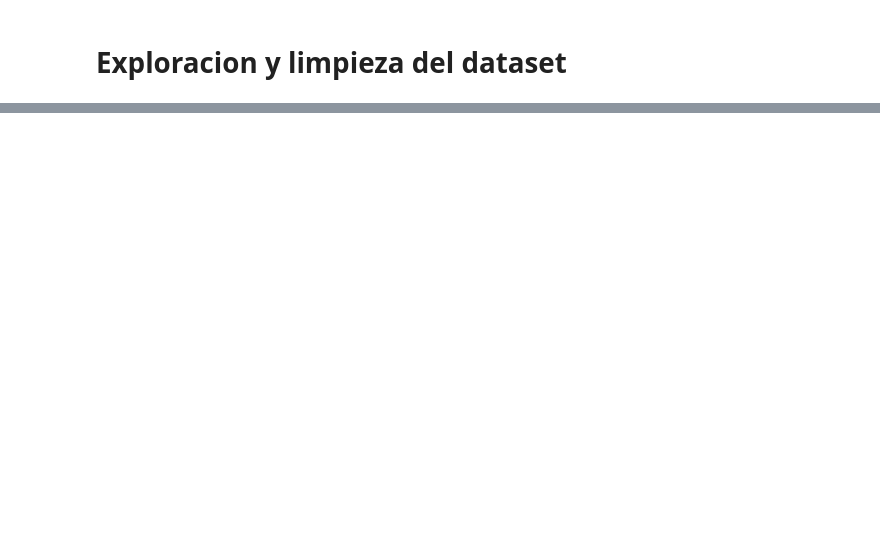
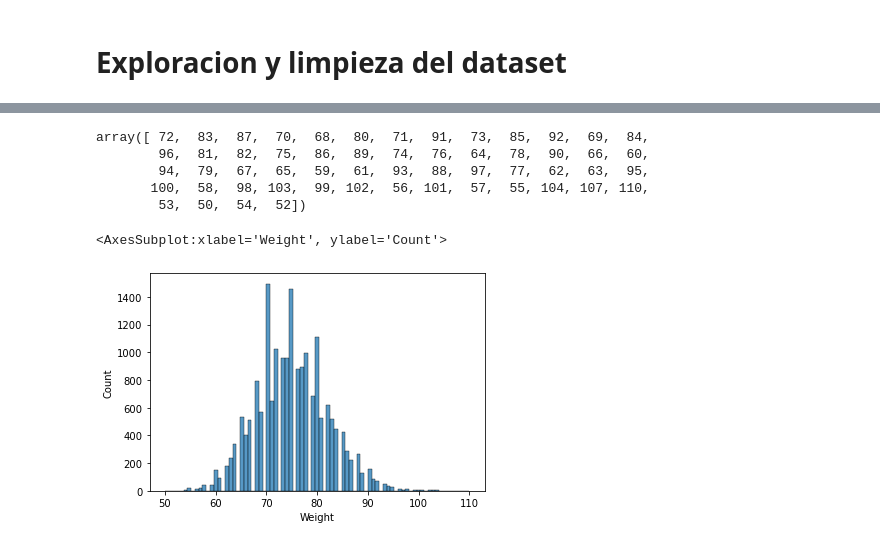
Before and after one commit to haison12/Portfolio-data, a Jupyter notebook: Projects Data/FiFa 21 cleaning data/Fifa21 Cleaning.ipynb, the cells around one changed output, grey strips where cells are left out. Saved outputs shown, nothing was run; the diff lists cells and outputs as text; code cells hidden in the pictures; blank space fills up the shorter version.

```diff
--- a/Projects Data/FiFa 21 cleaning data/Fifa21 Cleaning.ipynb
+++ b/Projects Data/FiFa 21 cleaning data/Fifa21 Cleaning.ipynb
@@ -71,0 +83,15 @@ AttributeError: 'DataFrame' object has no attribute 'missing'
+# %%
+def altura_a_instancia(height):
+    if isinstance(height,str):
+        if height.find('cm') != -1:
+            height = height.replace('cm','')
+            return int(height)
+        elif height.find("'") != -1:
+            height = height.split("\'")
+            h = int(height[0])*(30.48) + int(height[1].replace('"', ''))*(2.54)
+            return int(h)
+    else:
+        return height
+# %%
+data['Height'] = data['Height'].apply(altura_a_instancia).astype(int) # Everything is converted to 'cm', and all text has been removed
+data['Height'].unique()
@@ -71,0 +117,26 @@ AttributeError: 'DataFrame' object has no attribute 'missing'
+# %%
+def peso_a_entero(weight):
+    if isinstance(weight,str):
+        if weight.find('kg') != -1:
+            weight = weight.replace('kg','')
+            return int(weight)
+        elif weight.find('lbs') != -1:
+            weight = weight.replace('lbs','')
+            weight = int(weight) * 0.453592
+            return int(weight)
+    else:
+        return int(weight)
+# %%
+data['Weight'] = data['Weight'].apply(peso_a_entero).astype(int) # Weight is converted to 'kg', and all text is deleted
+data['Weight'].unique()
+# %% [output]
+array([ 72,  83,  87,  70,  68,  80,  71,  91,  73,  85,  92,  69,  84,
+        96,  81,  82,  75,  86,  89,  74,  76,  64,  78,  90,  66,  60,
+        94,  79,  67,  65,  59,  61,  93,  88,  97,  77,  62,  63,  95,
+       100,  58,  98, 103,  99, 102,  56, 101,  57,  55, 104, 107, 110,
+        53,  50,  54,  52])
+# %%
+sns.histplot(data=data['Weight']) #visualizar los datos de pesos
+# %% [output]
+<AxesSubplot:xlabel='Weight', ylabel='Count'>
+[figure, added]
```
Also changed, not shown: parts of 15 cells of this notebook.
